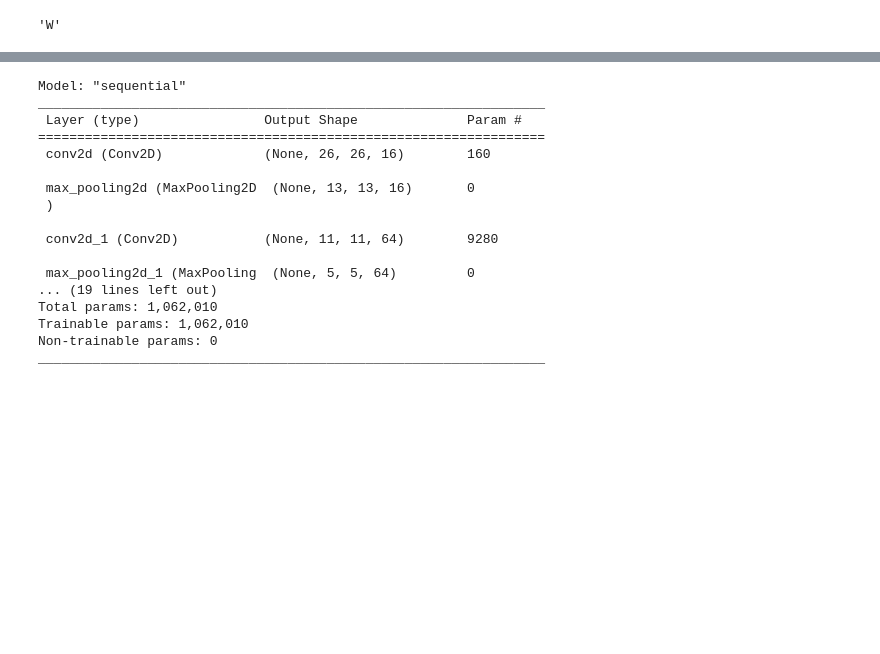
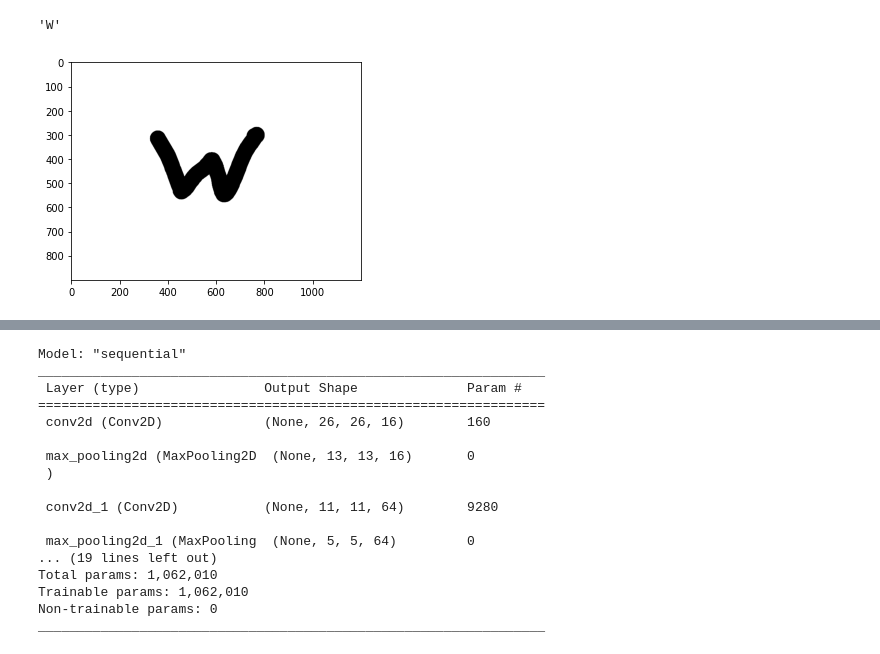
Before and after one commit to omarahmed93/Amit, a Jupyter notebook: project_grad.ipynb, the cells around one changed output, grey strips where cells are left out. Saved outputs shown, nothing was run; the diff lists cells and outputs as text; code cells hidden in the pictures; blank space fills up the shorter version.

```diff
--- a/project_grad.ipynb
+++ b/project_grad.ipynb
@@ -227,3 +227,15 @@ plt.imshow(new_manual_images[0],cmap='gray')
 label_manual[0]
 # %% [output]
 'W'
+# %%
+plt.imshow(cv2.cvtColor(new_manual_images[0],cv2.COLOR_BGR2GRAY),cmap='gray')
+
+def imageprocessing(images):
+  new_manual_images_resized=[]
+  for i in images:
+    img=cv2.resize(i,(28,28),1)
+    new_manual_images_resized.append(cv2.cvtColor(img,cv2.COLOR_BGR2GRAY))
+
+  return new_manual_images_resized
+# %% [output]
+[figure, added]
```
Also changed, not shown: parts of 1 cell of this notebook.
